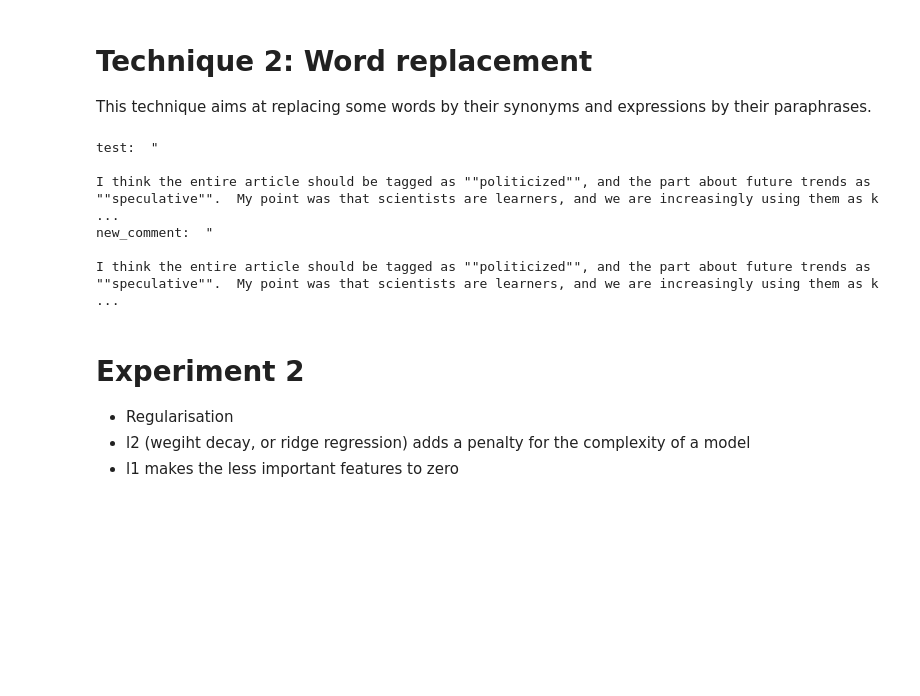
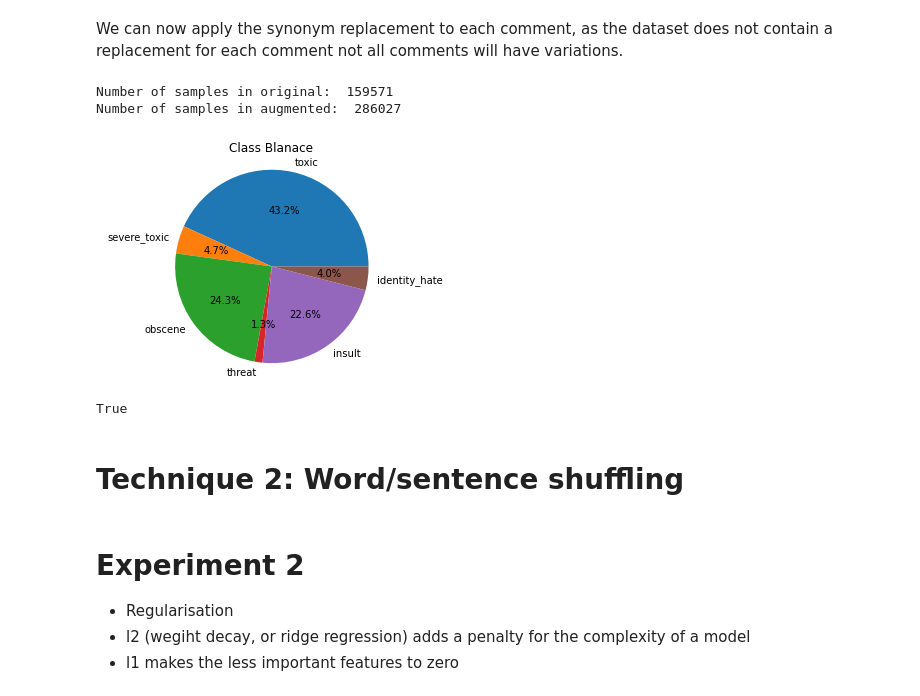
Before and after one commit to Dimitrisvas/group7_textClassification, a Jupyter notebook: Dennis/Dennis Experiment.ipynb, the cells around one changed output. Saved outputs shown, nothing was run; the diff lists cells and outputs as text; code cells hidden in the pictures; blank space fills up the shorter version.

```diff
--- a/Dennis/Dennis Experiment.ipynb
+++ b/Dennis/Dennis Experiment.ipynb
@@ -53,7 +154,3 @@ challenging augmentation is Data process a
-# %% [markdown]
-# Technique 2: Word replacement
-
-This technique aims at replacing some words by their synonyms and expressions by their paraphrases.
 # %%
 from nltk import word_tokenize
 from nltk.corpus import stopwords
@@ -89,28 +186,38 @@ def synonym_replacement(sentence, synonyms_lexicon):
             if w in keys:
                 n_sentence = n_sentence.replace(w, synonyms_lexicon[w][0])  # we replace with the first synonym
     return n_sentence
-# %%
-if __name__ == '__main__':
-
-    text = 'Many customers initiated a return process of the product as it was not suitable for use.'
-
-    x, y = read_datasets()
-    test = x['comment_text'][622]
-
-
-
-    # Implement batching to optimise the process
-
-    synonyms_lexicon = get_synonyms_lexicon('./ppdb-2.0-s-all')
-
-    #for comment in x:
-    new_comment = synonym_replacement(test, synonyms_lexicon)
-    print('test: ', test)
-    print('new_comment: ', new_comment)
-# %% [output]
-test:  "
-
-I think the entire article should be tagged as ""politicized"", and the part about future trends as ""speculative"".  My point was that scientists are learners, and we are increasingly using them as k ...
-new_comment:  "
-
-I think the entire article should be tagged as ""politicized"", and the part about future trends as ""speculative"".  My point was that scientists are learners, and we are increasingly using them as k ...
+# %% [markdown]
+We can now apply the synonym replacement to each comment, as the dataset does not contain a replacement for each comment not all comments will have variations.
+# %%
+synonyms_lexicon = get_synonyms_lexicon('./ppdb-xl.txt')
+
+new_train = list()
+
+
+# read in normalized train data
+for index, row in train.iterrows():
+
+    new_train.append(row)
+    text = row['comment_text']
+    augmented_row = row
+
+
+    augmented_row['comment_text'] = synonym_replacement(text, synonyms_lexicon)
+
+
+    if augmented_row['comment_text'] != text:
+        new_train.append(augmented_row)
+# %%
+print("Number of samples in original: ", len(train))
+print("Number of samples in augmented: ", len(new_train))
+
+augmented_train = pd.DataFrame(new_train)
+
+visualise_data(augmented_train)
+# %% [output]
+Number of samples in original:  159571
+Number of samples in augmented:  286027
+[figure, added]
+True
+# %% [markdown]
+# Technique 2: Word/sentence shuffling
```
Also changed, not shown: parts of 19 cells of this notebook, 5 other files.
